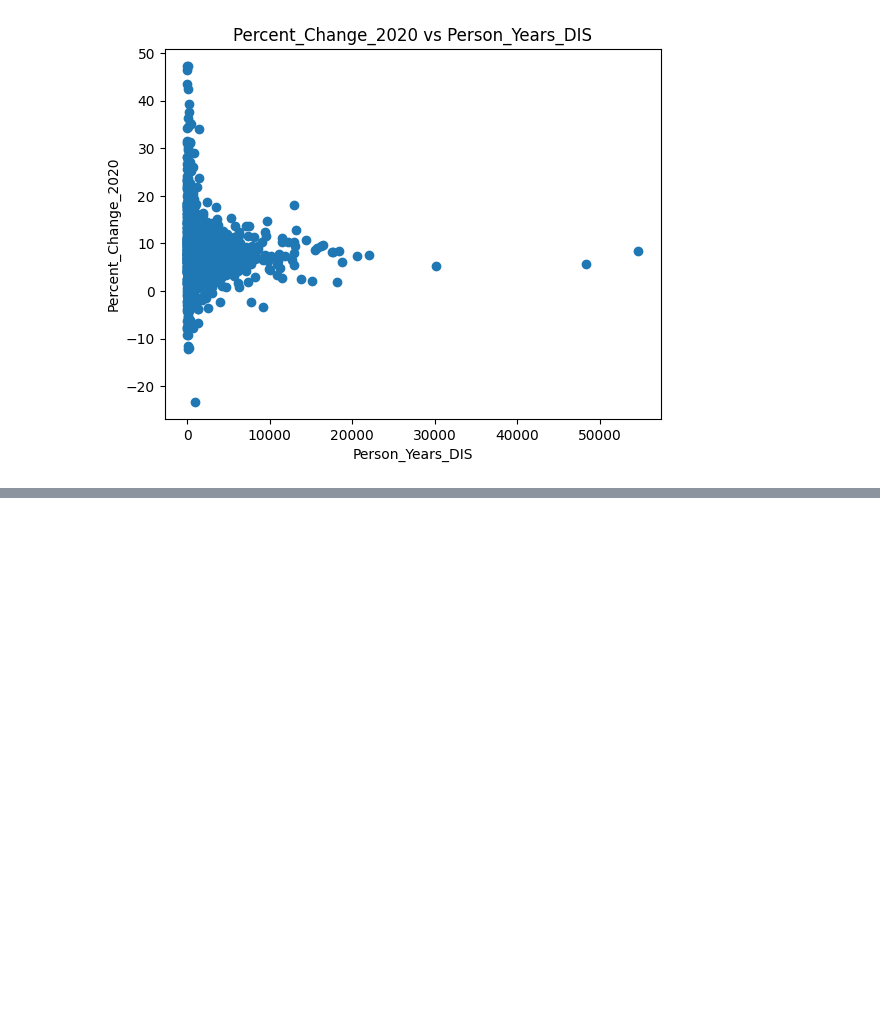
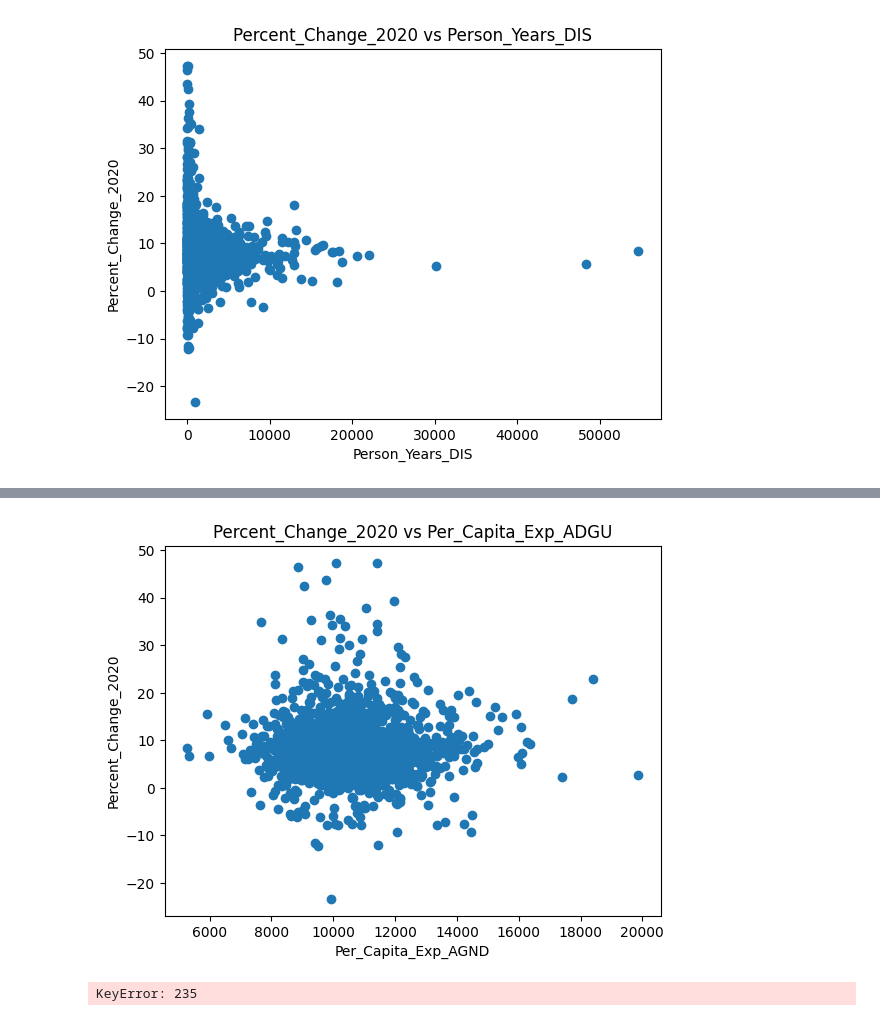
Before and after one commit to AdvaySingh1/Income-Elasticity-Analysis, a Jupyter notebook: Elasticity-Analysis.ipynb, the cells around one changed output, grey strips where cells are left out. Drawn from its saved outputs; the diff is of its cells as text; code cells hidden in the pictures; blank space fills up the shorter version.

```diff
--- a/Elasticity-Analysis.ipynb
+++ b/Elasticity-Analysis.ipynb
@@ -326,0 +350,44 @@ plt.show()
+# %%
+#impact of per capita expenditure of both diseases for aged/dual (medicare but no medicaid) individuals
+# not lower income indiduals
+df_per_capita_exp_AGND = df.copy()
+# remove asticks
+for i in range(len(df_per_capita_exp_AGND)):
+    if df_per_capita_exp_AGND.loc[i, 'Per_Capita_Exp_AGND'] == '*' or df_per_capita_exp_AGND.loc[i, 'Per_Capita_Exp_AGND'] == '.':
+        df_per_capita_exp_AGND = df_per_capita_exp_AGND.drop(i)
+lst_percent_changes = []
+for val in df_per_capita_exp_AGND.Percent_Change_2020:
+    lst_percent_changes.append(float(val))
+
+y = np.array(lst_percent_changes)
+lst_vals = []
+for val in df_per_capita_exp_AGND.Per_Capita_Exp_AGND:
+    lst_vals.append(float(val))
+x = np.array(lst_vals)
+plt.scatter(x, y)
+plt.title('Percent_Change_2020 vs Per_Capita_Exp_ADGU')
+plt.xlabel('Per_Capita_Exp_AGND')
+plt.ylabel('Percent_Change_2020')
+plt.show()
+# %% [output]
+[figure, added]
+# %%
+df_per_capita_exp_AGND_AGDU = df.copy()
+if df_per_capita_exp_AGND_AGDU.loc[i, 'Per_Capita_Exp_AGND'] == '*' or df_per_capita_exp_AGND_AGDU.loc[i, 'Per_Capita_Exp_AGND'] == '.' or df_per_capita_exp_AGND_AGDU.loc[i, 'Per_Capita_Exp_AGDU'] == '*' or df_per_capita_exp_AGND_AGDU.loc[i, 'Per_Capita_Exp_AGDU'] == '.':
+    df_per_capita_exp_AGND_AGDU = df_per_capita_exp_AGND_AGDU.drop(i)
+
+percent_medicaid_eligibility = []
+for i in range(len(df_per_capita_exp_AGND_AGDU)):
+    percent_medicaid_eligibility.append(float(df_per_capita_exp_AGND_AGDU.loc[i, 'Per_Capita_Exp_AGND']) / float(df_per_capita_exp_AGND_AGDU.loc[i, 'Per_Capita_Exp_AGDU']))
+x = np.array(percent_medicaid_eligibility)
+
+for val in df_per_capita_exp_AGND.Percent_Change_2020:
+    lst_percent_changes.append(float(val))
+
+plt.scatter(x, y)
+plt.title('Percent_Change_2020 vs Percent_Medicaid_Eigibility')
+plt.xlabel(' Percent_Medicaid_Eigibility')
+plt.ylabel('Percent_Change_2020')
+plt.show()
+# %% [output]
+KeyError: 235
```
Also changed, not shown: parts of 1 cell of this notebook, 1 other file.
